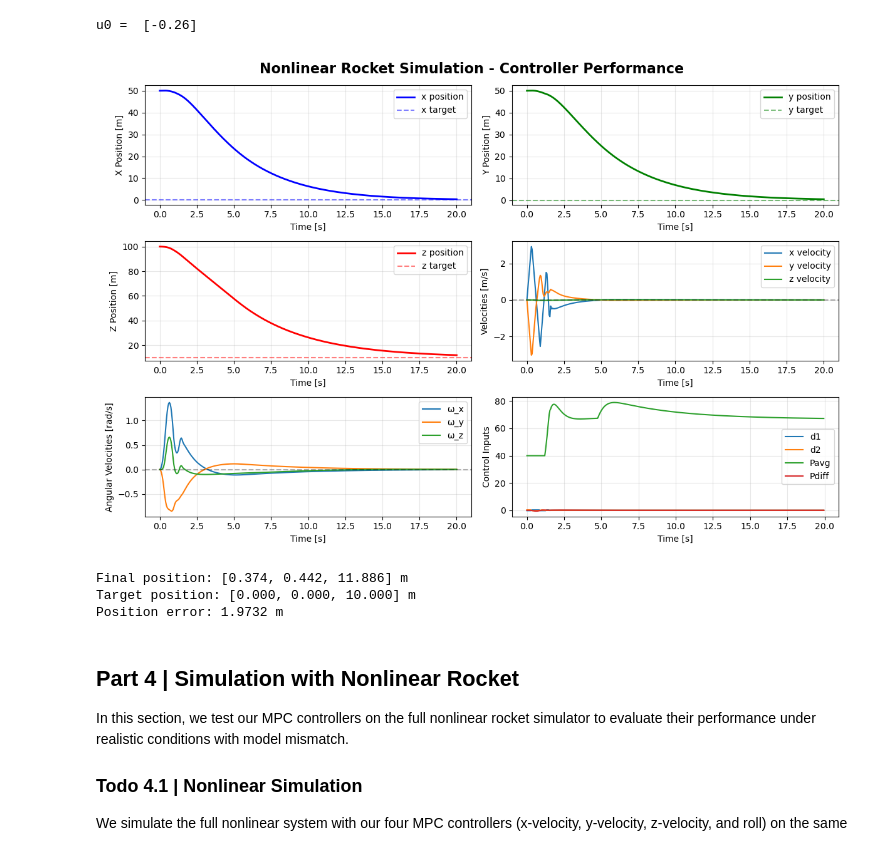
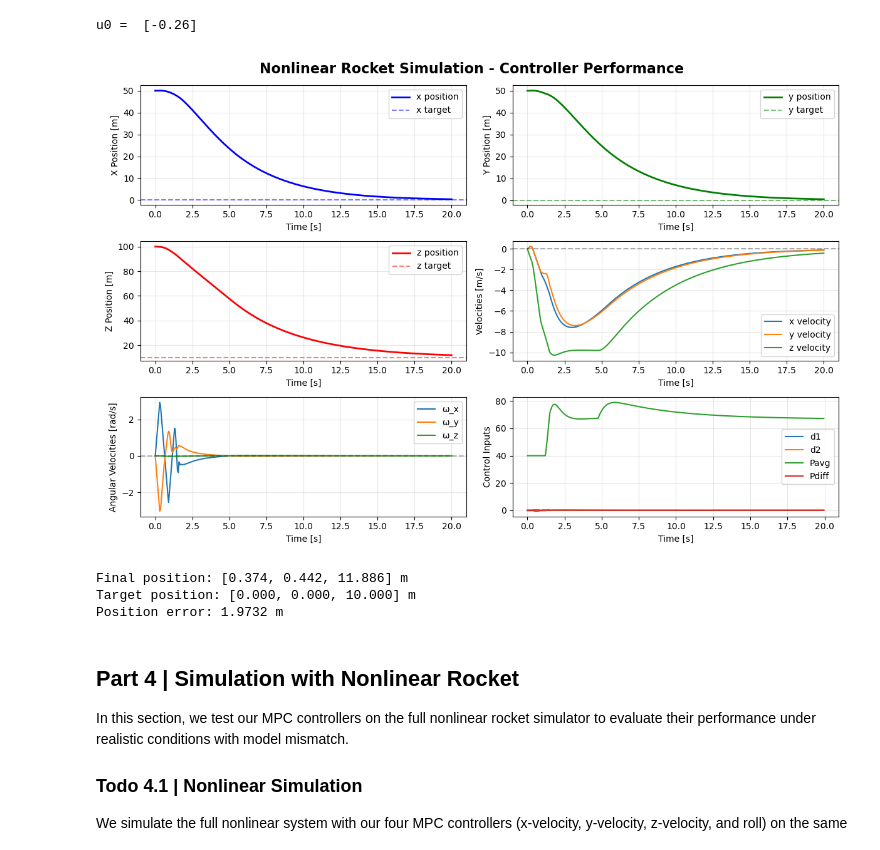
Before and after one commit to DolbyBolby/MPC-Course-EPFL, a Jupyter notebook: project/Deliverable_4_1/Deliverable_4_1.ipynb, the cells around one changed output. Drawn from its saved outputs; the diff is of its cells as text; code cells hidden in the pictures.

Commit message:
correction_plots

```diff
--- a/project/Deliverable_4_1/Deliverable_4_1.ipynb
+++ b/project/Deliverable_4_1/Deliverable_4_1.ipynb
@@ -124,43 +124,43 @@ axes[1, 0].legend()
 axes[1, 0].grid(True, alpha=0.3)
 
 # Velocity plots
-axes[1, 1].plot(t_cl, x_cl[0, :], label='x velocity')
-axes[1, 1].plot(t_cl, x_cl[1, :], label='y velocity')
-axes[1, 1].plot(t_cl, x_cl[2, :], label='z velocity')
+axes[1, 1].plot(t_cl, x_cl[6, :], label='x velocity')
+axes[1, 1].plot(t_cl, x_cl[7, :], label='y velocity')
+axes[1, 1].plot(t_cl, x_cl[8, :], label='z velocity')
 axes[1, 1].axhline(y=0, color='k', linestyle='--', alpha=0.3)
 axes[1, 1].set_ylabel('Velocities [m/s]')
 axes[1, 1].set_xlabel('Time [s]')
 axes[1, 1].legend()
 axes[1, 1].grid(True, alpha=0.3)
 
 # Angular velocity plots
-axes[2, 0].plot(t_cl, x_cl[3, :], label='ω_x')
-axes[2, 0].plot(t_cl, x_cl[4, :], label='ω_y')
-axes[2, 0].plot(t_cl, x_cl[5, :], label='ω_z')
+axes[2, 0].plot(t_cl, x_cl[0, :], label='ω_x')
+axes[2, 0].plot(t_cl, x_cl[1, :], label='ω_y')
+axes[2, 0].plot(t_cl, x_cl[2, :], label='ω_z')
 axes[2, 0].axhline(y=0, color='k', linestyle='--', alpha=0.3)
 axes[2, 0].set_ylabel('Angular Velocities [rad/s]')
 axes[2, 0].set_xlabel('Time [s]')
 axes[2, 0].legend()
 axes[2, 0].grid(True, alpha=0.3)
 
 # Control inputs
 axes[2, 1].plot(t_cl[:-1], u_cl[0, :], label='d1')
 axes[2, 1].plot(t_cl[:-1], u_cl[1, :], label='d2')
 axes[2, 1].plot(t_cl[:-1], u_cl[2, :], label='Pavg')
 axes[2, 1].plot(t_cl[:-1], u_cl[3, :], label='Pdiff')
 axes[2, 1].set_ylabel('Control Inputs')
 axes[2, 1].set_xlabel('Time [s]')
 axes[2, 1].legend()
 axes[2, 1].grid(True, alpha=0.3)
 
 plt.tight_layout()
 plt.show()
 
 print(f"Final position: [{x_cl[9, -1]:.3f}, {x_cl[10, -1]:.3f}, {x_cl[11, -1]:.3f}] m")
 print(f"Target position: [{pos_target[0]:.3f}, {pos_target[1]:.3f}, {pos_target[2]:.3f}] m")
 print(f"Position error: {np.linalg.norm(x_cl[9:12, -1] - pos_target):.4f} m")
 # %% [output]
-[figure, old version]
+[figure, new version]
 Final position: [0.374, 0.442, 11.886] m
 Target position: [0.000, 0.000, 10.000] m
 Position error: 1.9732 m
```
Also changed, not shown: 1 other file.
